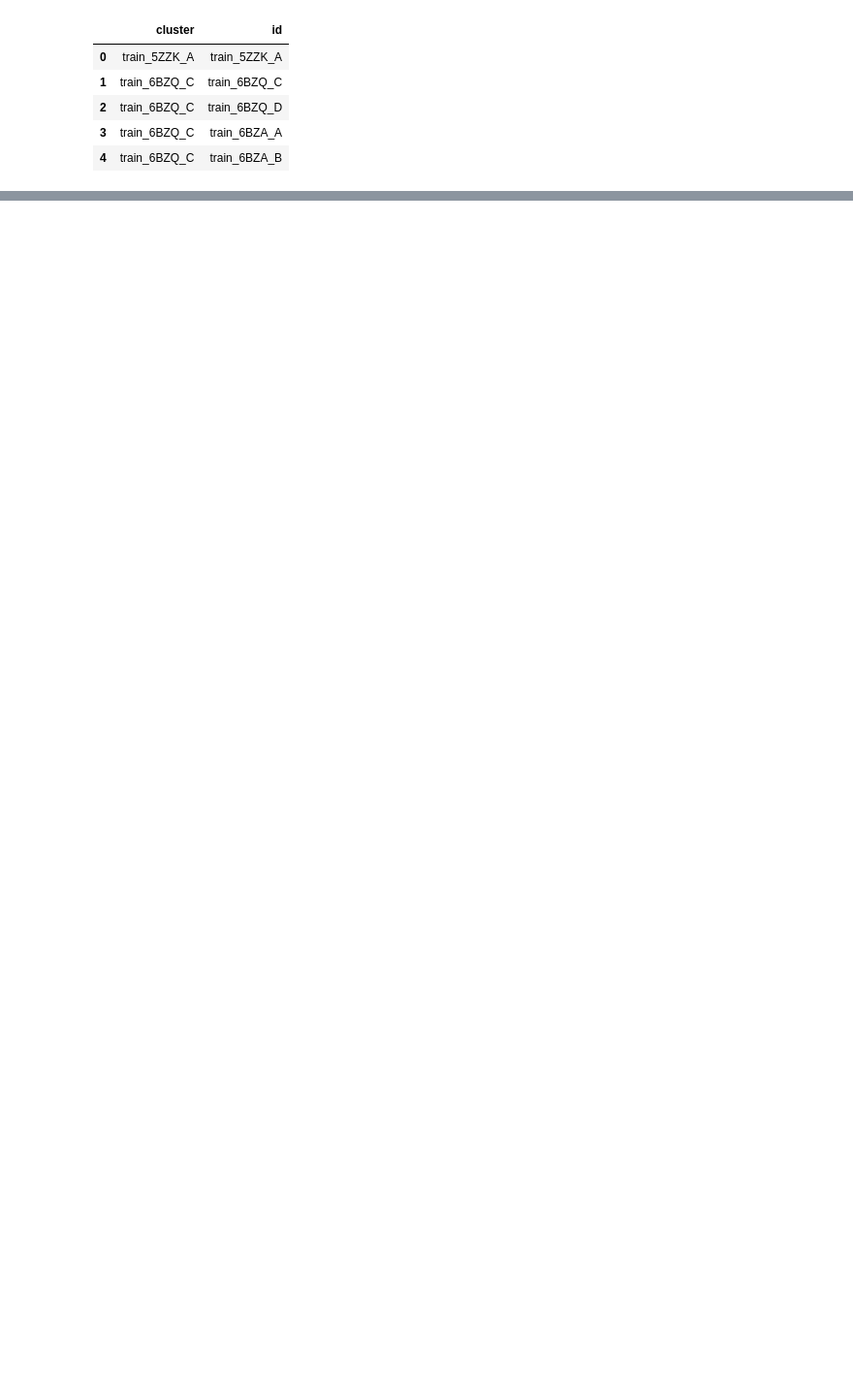
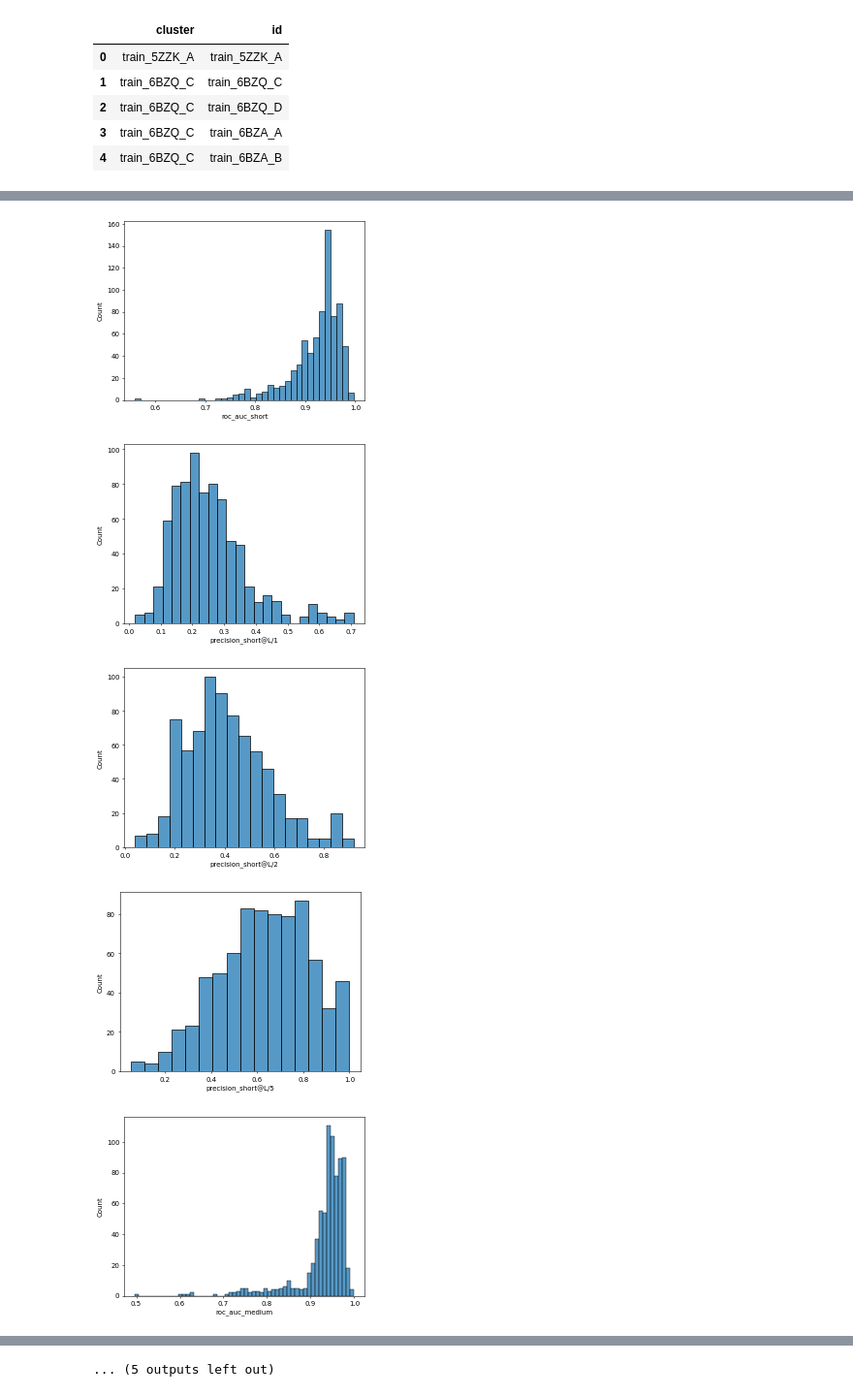
Before and after one commit to gottalottarock/esm-2-contact-map, a Jupyter notebook: ipynb/visualize/visualize_predictions.ipynb, the cells around one changed output, grey strips where cells are left out. Shown at 97% size. Cells and saved outputs as stored; diff of their text form; code cells hidden in the pictures; blank space fills up the shorter version.

```diff
--- a/ipynb/visualize/visualize_predictions.ipynb
+++ b/ipynb/visualize/visualize_predictions.ipynb
@@ -244,0 +309,10 @@ for col in metrics.columns:
+# %%
+for metric in metrics.columns:
+    sns.histplot(metrics[metric])
+    plt.show()
+# %% [output]
+[figure, added]
+[figure, added]
+[figure, added]
+[figure, added]
+[figure, added]
@@ -244,0 +326 @@ for col in metrics.columns:
+... (5 outputs left out)
```
Also changed, not shown: parts of 23 cells of this notebook, 10 other files.
